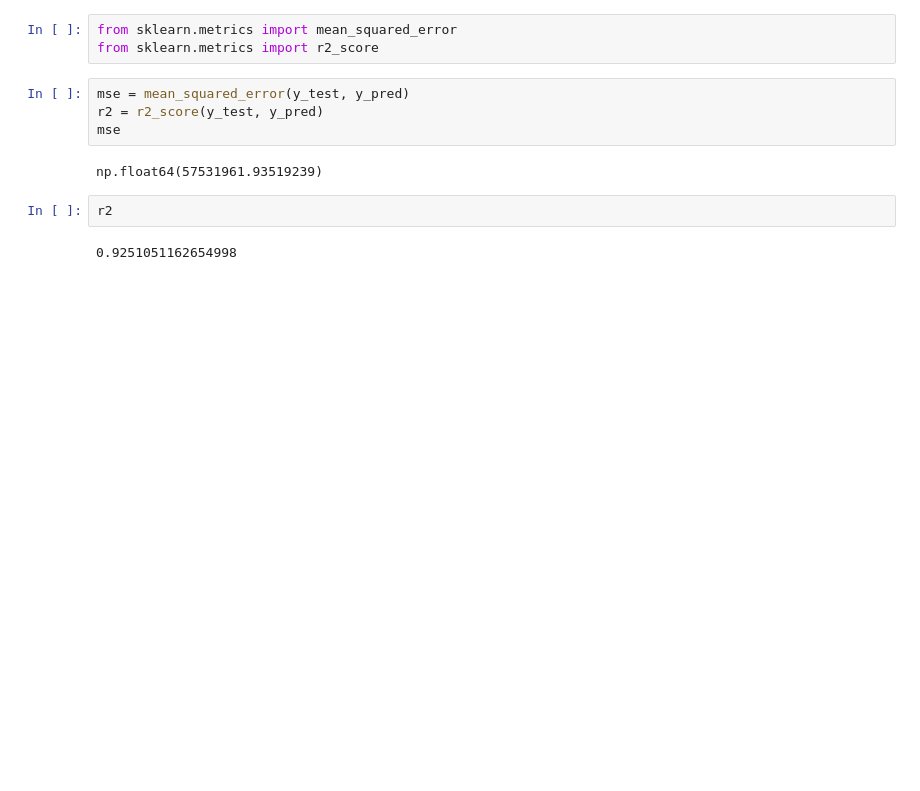
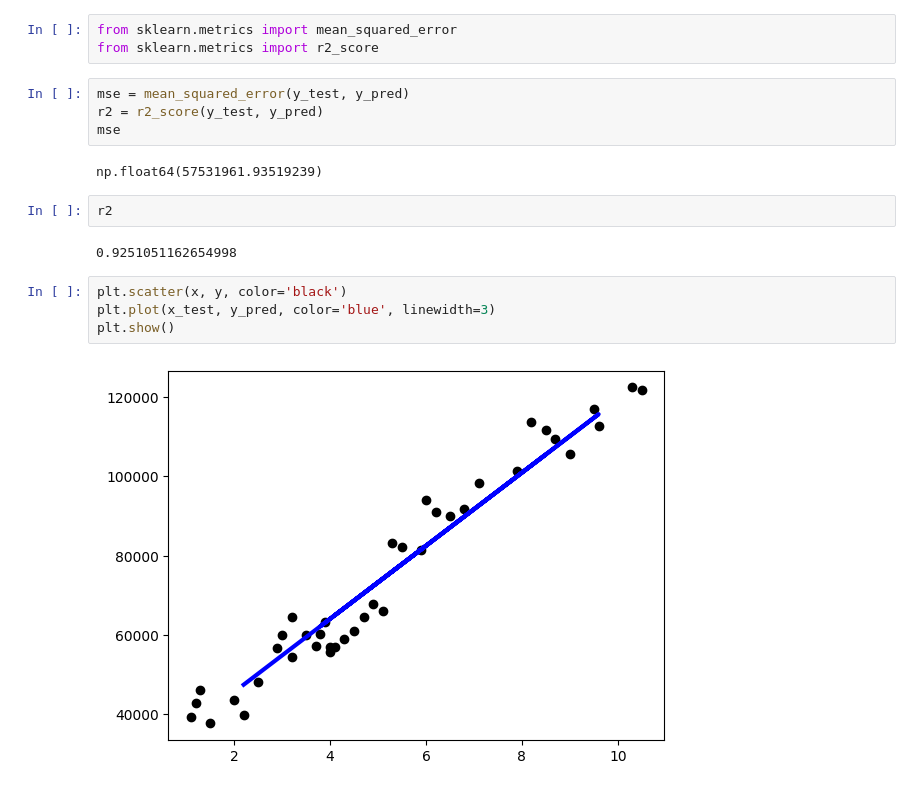
Before and after one commit to NotAScratch/AI, a Jupyter notebook: week3.ipynb, the cells around one changed output. Drawn from its saved outputs; the diff is of its cells as text; blank space fills up the shorter version.

```diff
--- a/week3.ipynb
+++ b/week3.ipynb
@@ -110,3 +110,9 @@ np.float64(57531961.93519239)
 r2
 # %% [output]
 0.9251051162654998
+# %%
+plt.scatter(x, y, color='black')
+plt.plot(x_test, y_pred, color='blue', linewidth=3)
+plt.show()
+# %% [output]
+[figure, added]
```
Also changed, not shown: 2 other files.
